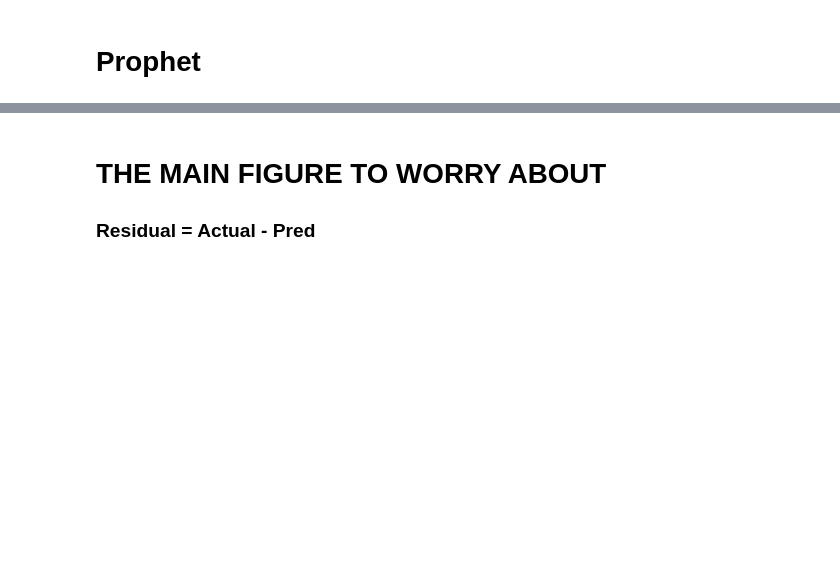
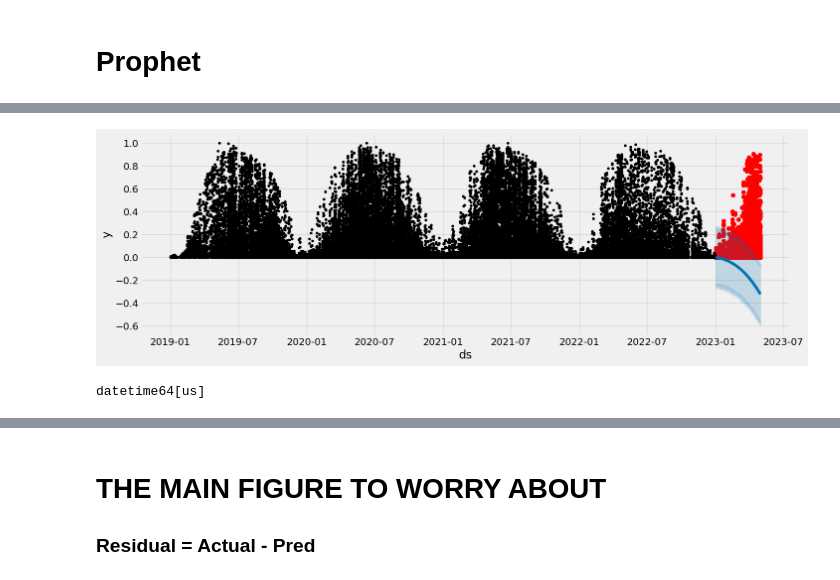
Before and after one commit to simenstang/TDT4173, a Jupyter notebook: data/masterplan/catboost/prophet_1.ipynb, the cells around one changed output, grey strips where cells are left out. Drawn from its saved outputs; the diff is of its cells as text; code cells hidden in the pictures; blank space fills up the shorter version.

```diff
--- a/data/masterplan/catboost/prophet_1.ipynb
+++ b/data/masterplan/catboost/prophet_1.ipynb
@@ -673,0 +570,11 @@ plt.show()
+# %%
+# Plot the forecast with the actuals
+f, ax = plt.subplots(figsize=(15, 5))
+ax.scatter(test_prophet['ds'], test_prophet['y'], color='r')
+fig = model.plot(prophet_predictions, ax=ax)
+# %% [output]
+[figure, added]
+# %%
+print(test_prophet['ds'].dtype)
+# %% [output]
+datetime64[us]
```
Also changed, not shown: parts of 27 cells of this notebook.
